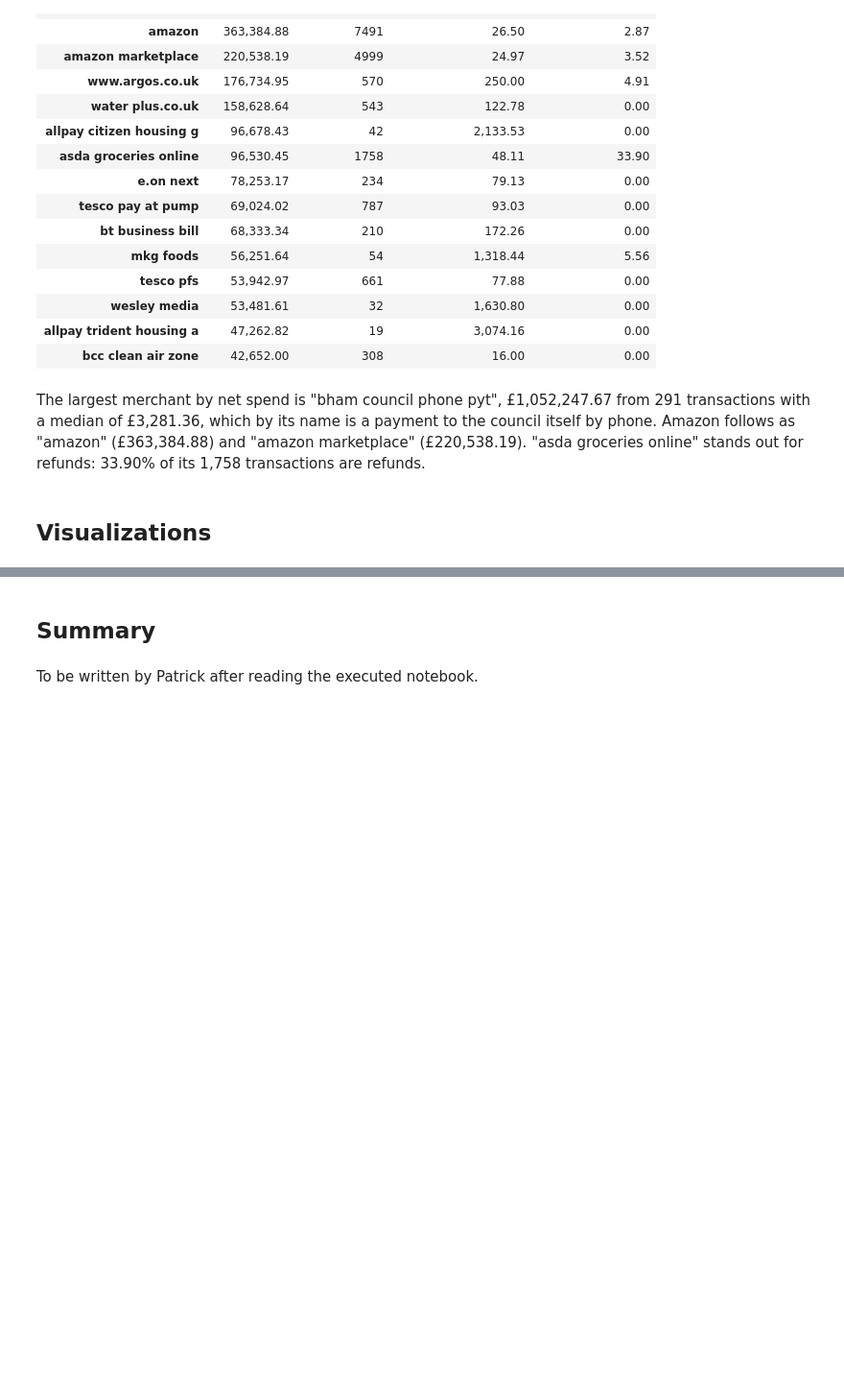
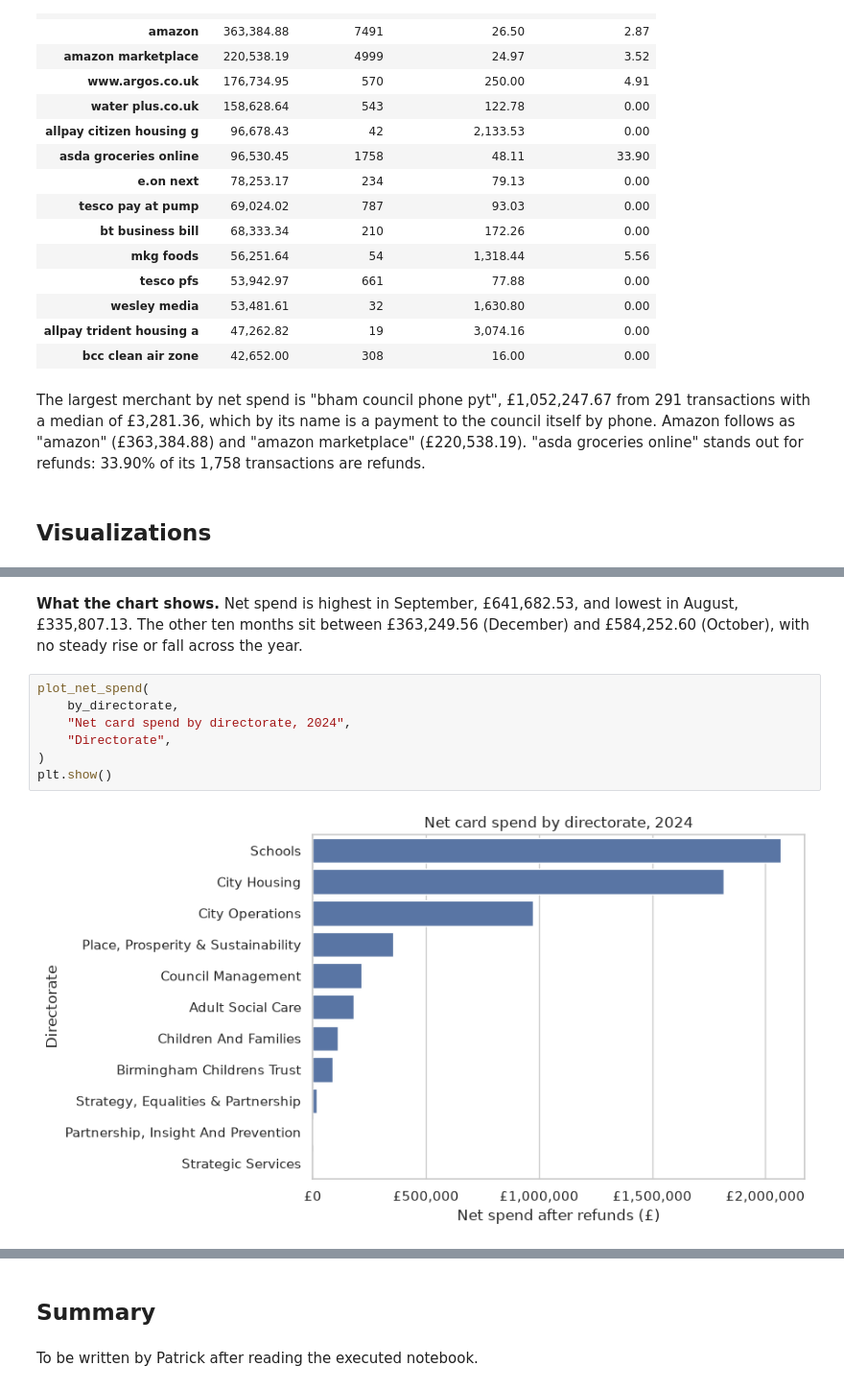
Before and after one commit to PaddyGilliland1/ai-programming-foundations-project, a Jupyter notebook: data_workflow.ipynb, the cells around one changed output, grey strips where cells are left out. Shown at 96% size. Cells and saved outputs as stored; diff of their text form; blank space fills up the shorter version.

```diff
--- a/data_workflow.ipynb
+++ b/data_workflow.ipynb
@@ -570,0 +635,11 @@ The largest merchant by net spend is "bham council phone pyt", £1,052,247.67 fr
+# %% [markdown]
+**What the chart shows.** Net spend is highest in September, £641,682.53, and lowest in August, £335,807.13. The other ten months sit between £363,249.56 (December) and £584,252.60 (October), with no steady rise or fall across the year.
+# %%
+plot_net_spend(
+    by_directorate,
+    "Net card spend by directorate, 2024",
+    "Directorate",
+)
+plt.show()
+# %% [output]
+[figure, added]
```
Also changed, not shown: parts of 7 cells of this notebook.
